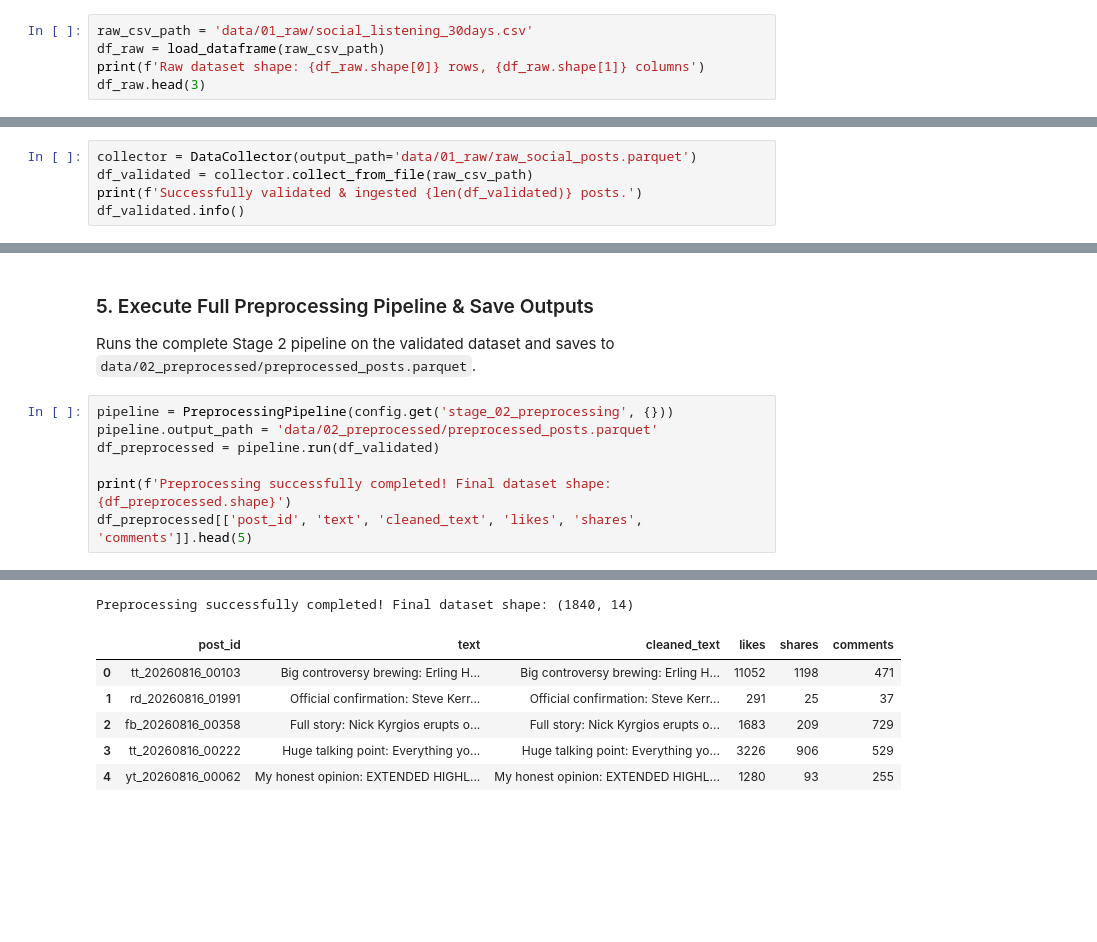
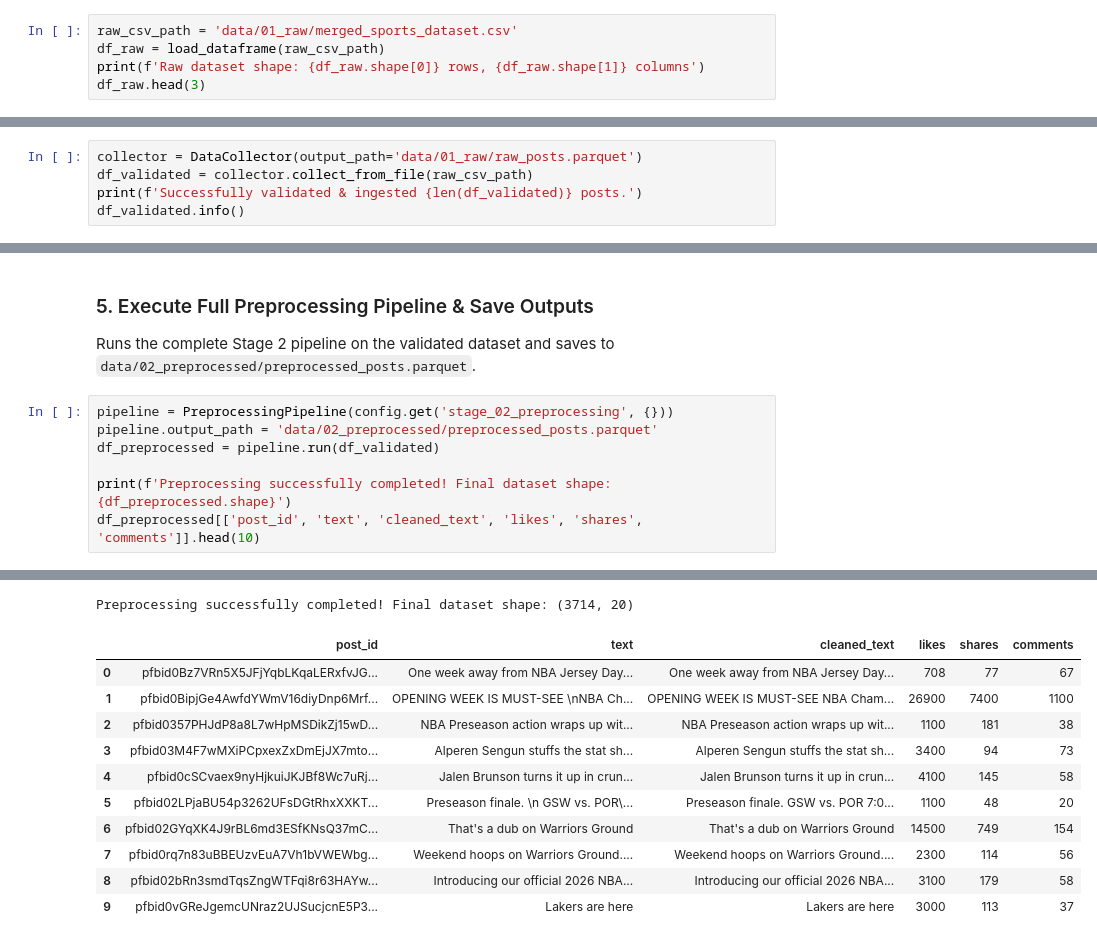
Before and after one commit to nguyenthanhcong041006/social-listening-trending, a Jupyter notebook: notebooks/01_data_exploration_and_preprocessing.ipynb, the cells around one changed output, grey strips where cells are left out. Saved outputs shown, nothing was run; the diff lists cells and outputs as text; blank space fills up the shorter version.

```diff
--- a/notebooks/01_data_exploration_and_preprocessing.ipynb
+++ b/notebooks/01_data_exploration_and_preprocessing.ipynb
@@ -69,7 +69,7 @@ All modules, plotting libraries and configurations successfully imported.
 ### 2. Inspect Raw Social Media Dataset
 Check available raw datasets in `data/01_raw/`.
 # %%
-raw_csv_path = 'data/01_raw/social_listening_30days.csv'
+raw_csv_path = 'data/01_raw/merged_sports_dataset.csv'
 df_raw = load_dataframe(raw_csv_path)
 print(f'Raw dataset shape: {df_raw.shape[0]} rows, {df_raw.shape[1]} columns')
 df_raw.head(3)
@@ -125,7 +125,7 @@ plt.show()
 ### 3. Stage 1: Data Collection, Ingestion & Pydantic Validation
 Standardize schema column aliases and validate via `RawPostSchema`.
 # %%
-collector = DataCollector(output_path='data/01_raw/raw_social_posts.parquet')
+collector = DataCollector(output_path='data/01_raw/raw_posts.parquet')
 df_validated = collector.collect_from_file(raw_csv_path)
 print(f'Successfully validated & ingested {len(df_validated)} posts.')
 df_validated.info()
@@ -252,5 +250,5 @@ pipeline.output_path = 'data/02_preprocessed/preprocessed_posts.parquet'
 df_preprocessed = pipeline.run(df_validated)
 
 print(f'Preprocessing successfully completed! Final dataset shape: {df_preprocessed.shape}')
-df_preprocessed[['post_id', 'text', 'cleaned_text', 'likes', 'shares', 'comments']].head(5)
+df_preprocessed[['post_id', 'text', 'cleaned_text', 'likes', 'shares', 'comments']].head(10)
 # %% [output]
@@ -263,7 +261,12 @@ df_preprocessed[['post_id', 'text', 'cleaned_text', 'likes', 'shares', 'comments
-Preprocessing successfully completed! Final dataset shape: (1840, 14)
+Preprocessing successfully completed! Final dataset shape: (3714, 20)
 |  | post_id | text | cleaned_text | likes | shares | comments |
-| 0 | tt_20260816_00103 | Big controversy brewing: Erling H... | Big controversy brewing: Erling H... | 11052 | 1198 | 471 |
-| 1 | rd_20260816_01991 | Official confirmation: Steve Kerr... | Official confirmation: Steve Kerr... | 291 | 25 | 37 |
-| 2 | fb_20260816_00358 | Full story: Nick Kyrgios erupts o... | Full story: Nick Kyrgios erupts o... | 1683 | 209 | 729 |
-| 3 | tt_20260816_00222 | Huge talking point: Everything yo... | Huge talking point: Everything yo... | 3226 | 906 | 529 |
-| 4 | yt_20260816_00062 | My honest opinion: EXTENDED HIGHL... | My honest opinion: EXTENDED HIGHL... | 1280 | 93 | 255 |
+| 0 | pfbid0Bz7VRn5X5JFjYqbLKqaLERxfvJG... | One week away from NBA Jersey Day... | One week away from NBA Jersey Day... | 708 | 77 | 67 |
+| 1 | pfbid0BipjGe4AwfdYWmV16diyDnp6Mrf... | OPENING WEEK IS MUST-SEE \nNBA Ch... | OPENING WEEK IS MUST-SEE NBA Cham... | 26900 | 7400 | 1100 |
+| 2 | pfbid0357PHJdP8a8L7wHpMSDikZj15wD... | NBA Preseason action wraps up wit... | NBA Preseason action wraps up wit... | 1100 | 181 | 38 |
+| 3 | pfbid03M4F7wMXiPCpxexZxDmEjJX7mto... | Alperen Sengun stuffs the stat sh... | Alperen Sengun stuffs the stat sh... | 3400 | 94 | 73 |
+| 4 | pfbid0cSCvaex9nyHjkuiJKJBf8Wc7uRj... | Jalen Brunson turns it up in crun... | Jalen Brunson turns it up in crun... | 4100 | 145 | 58 |
+| 5 | pfbid02LPjaBU54p3262UFsDGtRhxXXKT... | Preseason finale. \n GSW vs. POR\... | Preseason finale. GSW vs. POR 7:0... | 1100 | 48 | 20 |
+| 6 | pfbid02GYqXK4J9rBL6md3ESfKNsQ37mC... | That's a dub on Warriors Ground | That's a dub on Warriors Ground | 14500 | 749 | 154 |
+| 7 | pfbid0rq7n83uBBEUzvEuA7Vh1bVWEWbg... | Weekend hoops on Warriors Ground.... | Weekend hoops on Warriors Ground.... | 2300 | 114 | 56 |
+| 8 | pfbid02bRn3smdTqsZngWTFqi8r63HAYw... | Introducing our official 2026 NBA... | Introducing our official 2026 NBA... | 3100 | 179 | 58 |
+| 9 | pfbid0vGReJgemcUNraz2UJSucjcnE5P3... | Lakers are here | Lakers are here | 3000 | 113 | 37 |
```
Also changed, not shown: parts of 7 cells of this notebook, 17 other files.
